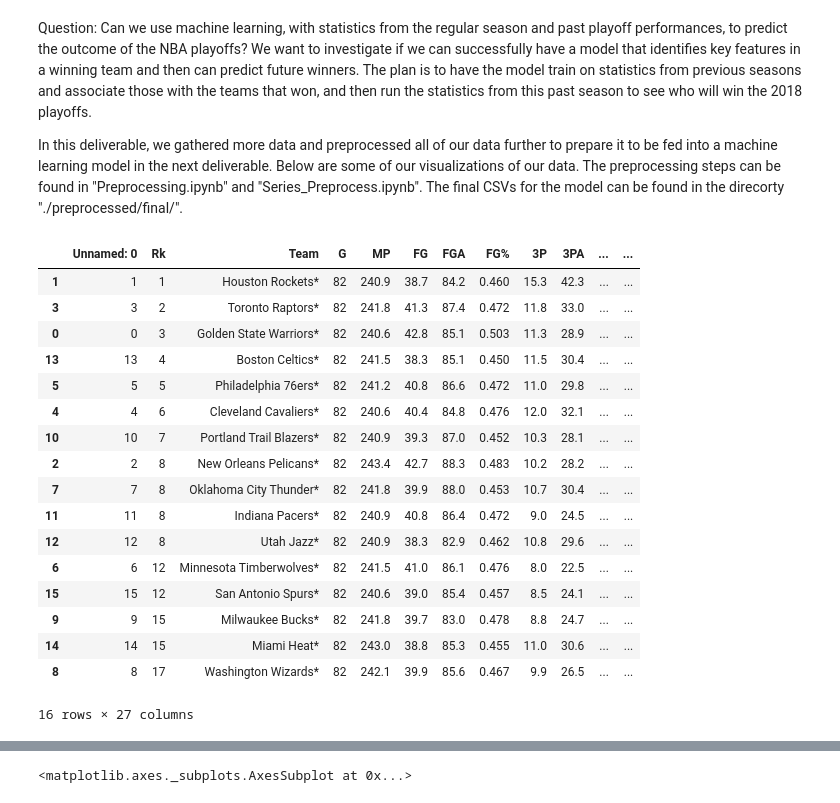
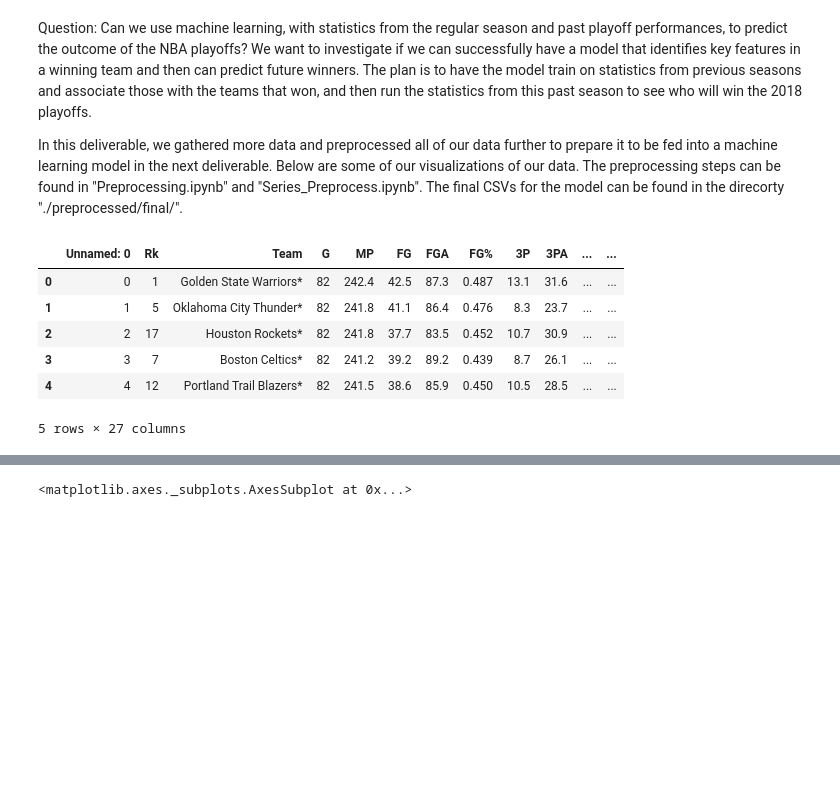
Before and after one commit to MaloneRobert/BasketballPredictor, a Jupyter notebook: Part_Two.ipynb, the cells around one changed output, grey strips where cells are left out. Cells and saved outputs as stored; diff of their text form; code cells hidden in the pictures; blank space fills up the shorter version.

```diff
--- a/Part_Two.ipynb
+++ b/Part_Two.ipynb
@@ -25,40 +27,34 @@ import scipy as sc
 from scipy.stats import ttest_ind
 import math
 # %%
+# Read necessary csv's of stats for top 16 teams and stats against top 16 teams
+#     Also sort teams by ranking at end of the season, so teams go from left to right in graphs by ranking
+
 stats_against_1314 = pd.read_csv("./preprocessed/opp_stats1314.csv", sep = ',')
 stats_against_1415 = pd.read_csv("./preprocessed/opp_stats1415.csv", sep = ',')
 stats_against_1516 = pd.read_csv("./preprocessed/opp_stats1516.csv", sep = ',')
 stats_against_1617 = pd.read_csv("./preprocessed/opp_stats1617.csv", sep = ',')
 stats_against_1718 = pd.read_csv("./preprocessed/opp_stats1718.csv", sep = ',')
 
 stats_for_1314 = pd.read_csv("./preprocessed/team_stats1314.csv", sep = ',')
 stats_for_1415 = pd.read_csv("./preprocessed/team_stats1415.csv", sep = ',')
 stats_for_1516 = pd.read_csv("./preprocessed/team_stats1516.csv", sep = ',')
 stats_for_1617 = pd.read_csv("./preprocessed/team_stats1617.csv", sep = ',')
 stats_for_1718 = pd.read_csv("./preprocessed/team_stats1718.csv", sep = ',')
 
 stats_for_1314.sort_values(by = ['Rk'])
 stats_for_1415.sort_values(by = ['Rk'])
 stats_for_1516.sort_values(by = ['Rk'])
 stats_for_1617.sort_values(by = ['Rk'])
 stats_for_1718.sort_values(by = ['Rk'])
+
+stats_for_1516.head()
 # %% [output]
 |  | Unnamed: 0 | Rk | Team | G | MP | FG | FGA | FG% | 3P | 3PA | ... | ... |
-| 1 | 1 | 1 | Houston Rockets* | 82 | 240.9 | 38.7 | 84.2 | 0.460 | 15.3 | 42.3 | ... | ... |
-| 3 | 3 | 2 | Toronto Raptors* | 82 | 241.8 | 41.3 | 87.4 | 0.472 | 11.8 | 33.0 | ... | ... |
-| 0 | 0 | 3 | Golden State Warriors* | 82 | 240.6 | 42.8 | 85.1 | 0.503 | 11.3 | 28.9 | ... | ... |
-| 13 | 13 | 4 | Boston Celtics* | 82 | 241.5 | 38.3 | 85.1 | 0.450 | 11.5 | 30.4 | ... | ... |
-| 5 | 5 | 5 | Philadelphia 76ers* | 82 | 241.2 | 40.8 | 86.6 | 0.472 | 11.0 | 29.8 | ... | ... |
-| 4 | 4 | 6 | Cleveland Cavaliers* | 82 | 240.6 | 40.4 | 84.8 | 0.476 | 12.0 | 32.1 | ... | ... |
-| 10 | 10 | 7 | Portland Trail Blazers* | 82 | 240.9 | 39.3 | 87.0 | 0.452 | 10.3 | 28.1 | ... | ... |
-| 2 | 2 | 8 | New Orleans Pelicans* | 82 | 243.4 | 42.7 | 88.3 | 0.483 | 10.2 | 28.2 | ... | ... |
-| 7 | 7 | 8 | Oklahoma City Thunder* | 82 | 241.8 | 39.9 | 88.0 | 0.453 | 10.7 | 30.4 | ... | ... |
-| 11 | 11 | 8 | Indiana Pacers* | 82 | 240.9 | 40.8 | 86.4 | 0.472 | 9.0 | 24.5 | ... | ... |
-| 12 | 12 | 8 | Utah Jazz* | 82 | 240.9 | 38.3 | 82.9 | 0.462 | 10.8 | 29.6 | ... | ... |
-| 6 | 6 | 12 | Minnesota Timberwolves* | 82 | 241.5 | 41.0 | 86.1 | 0.476 | 8.0 | 22.5 | ... | ... |
-| 15 | 15 | 12 | San Antonio Spurs* | 82 | 240.6 | 39.0 | 85.4 | 0.457 | 8.5 | 24.1 | ... | ... |
-| 9 | 9 | 15 | Milwaukee Bucks* | 82 | 241.8 | 39.7 | 83.0 | 0.478 | 8.8 | 24.7 | ... | ... |
-| 14 | 14 | 15 | Miami Heat* | 82 | 243.0 | 38.8 | 85.3 | 0.455 | 11.0 | 30.6 | ... | ... |
-| 8 | 8 | 17 | Washington Wizards* | 82 | 242.1 | 39.9 | 85.6 | 0.467 | 9.9 | 26.5 | ... | ... |
+| 0 | 0 | 1 | Golden State Warriors* | 82 | 242.4 | 42.5 | 87.3 | 0.487 | 13.1 | 31.6 | ... | ... |
+| 1 | 1 | 5 | Oklahoma City Thunder* | 82 | 241.8 | 41.1 | 86.4 | 0.476 | 8.3 | 23.7 | ... | ... |
+| 2 | 2 | 17 | Houston Rockets* | 82 | 241.8 | 37.7 | 83.5 | 0.452 | 10.7 | 30.9 | ... | ... |
+| 3 | 3 | 7 | Boston Celtics* | 82 | 241.2 | 39.2 | 89.2 | 0.439 | 8.7 | 26.1 | ... | ... |
+| 4 | 4 | 12 | Portland Trail Blazers* | 82 | 241.5 | 38.6 | 85.9 | 0.450 | 10.5 | 28.5 | ... | ... |
-16 rows × 27 columns
+5 rows × 27 columns
 # %%
```
Also changed, not shown: parts of 25 cells of this notebook.
